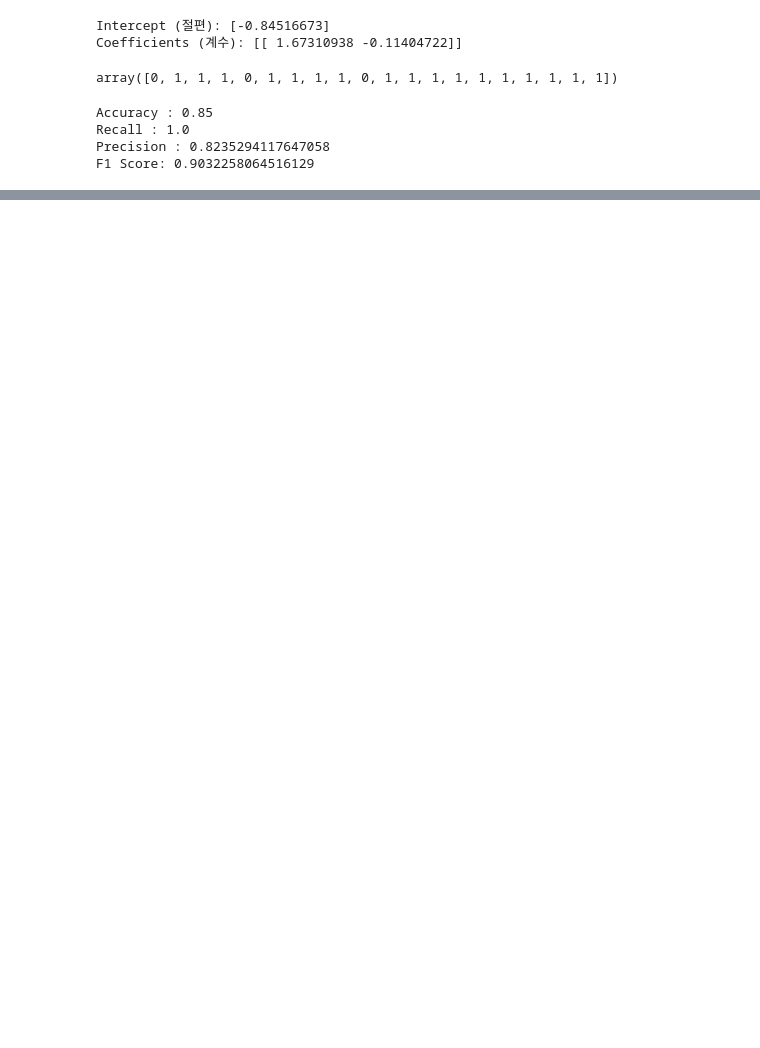
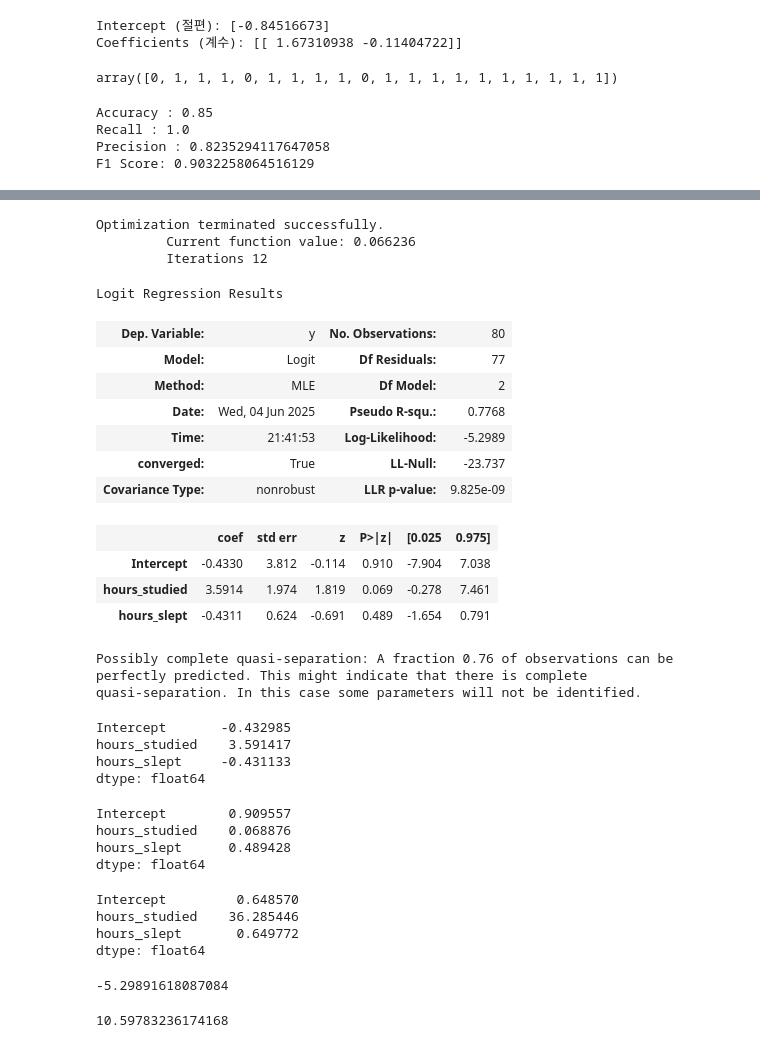
Before and after one commit to bloodstrawberry/data-science-with-python, a Jupyter notebook: 지도학습/LogisticRegression.ipynb, the cells around one changed output, grey strips where cells are left out. Cells and saved outputs as stored; diff of their text form; code cells hidden in the pictures; blank space fills up the shorter version.

```diff
--- a/지도학습/LogisticRegression.ipynb
+++ b/지도학습/LogisticRegression.ipynb
@@ -77,0 +100,54 @@ F1 Score: 0.9032258064516129
+# %%
+model = logit('y ~ hours_studied + hours_slept', df_ols).fit()
+model.summary()
+# %% [output]
+Optimization terminated successfully.
+         Current function value: 0.066236
+         Iterations 12
+Logit Regression Results
+| Dep. Variable: | y | No. Observations: | 80 |
+| Model: | Logit | Df Residuals: | 77 |
+| Method: | MLE | Df Model: | 2 |
+| Date: | Wed, 04 Jun 2025 | Pseudo R-squ.: | 0.7768 |
+| Time: | 21:41:53 | Log-Likelihood: | -5.2989 |
+| converged: | True | LL-Null: | -23.737 |
+| Covariance Type: | nonrobust | LLR p-value: | 9.825e-09 |
+|  | coef | std err | z | P>|z| | [0.025 | 0.975] |
+| Intercept | -0.4330 | 3.812 | -0.114 | 0.910 | -7.904 | 7.038 |
+| hours_studied | 3.5914 | 1.974 | 1.819 | 0.069 | -0.278 | 7.461 |
+| hours_slept | -0.4311 | 0.624 | -0.691 | 0.489 | -1.654 | 0.791 |
+Possibly complete quasi-separation: A fraction 0.76 of observations can be
+perfectly predicted. This might indicate that there is complete
+quasi-separation. In this case some parameters will not be identified.
+# %%
+model.params
+# %% [output]
+Intercept       -0.432985
+hours_studied    3.591417
+hours_slept     -0.431133
+dtype: float64
+# %%
+model.pvalues
+# %% [output]
+Intercept        0.909557
+hours_studied    0.068876
+hours_slept      0.489428
+dtype: float64
+# %%
+# 오즈비
+np.exp(model.params)
+# %% [output]
+Intercept         0.648570
+hours_studied    36.285446
+hours_slept       0.649772
+dtype: float64
+# %%
+# 로그 우도
+model.llf
+# %% [output]
+-5.29891618087084
+# %%
+# 잔차 이탈도
+model.llf * -2
+# %% [output]
+10.59783236174168
```
Also changed, not shown: parts of 7 cells of this notebook, 7 other files.
